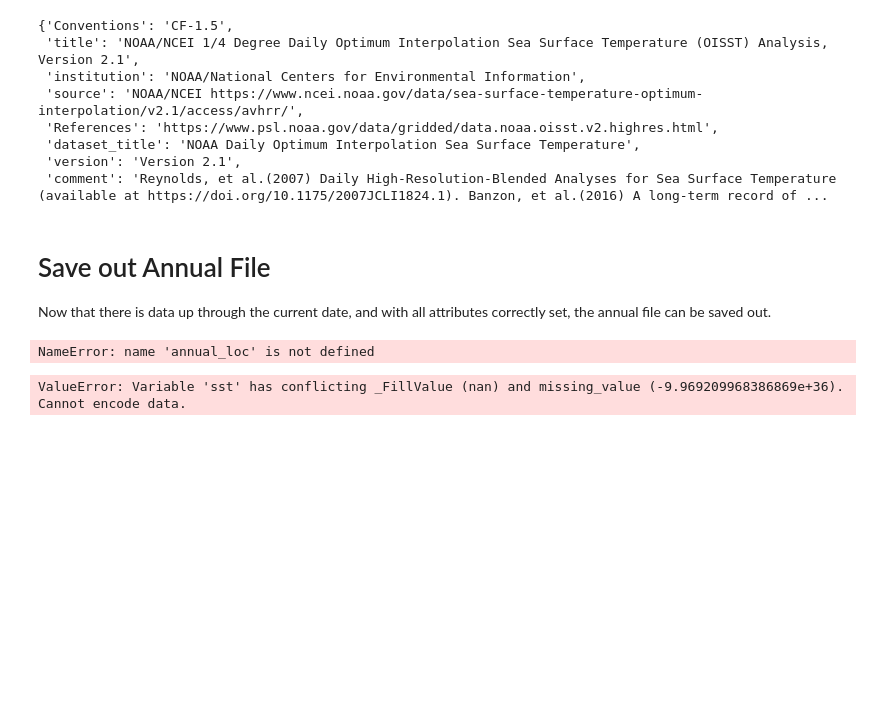
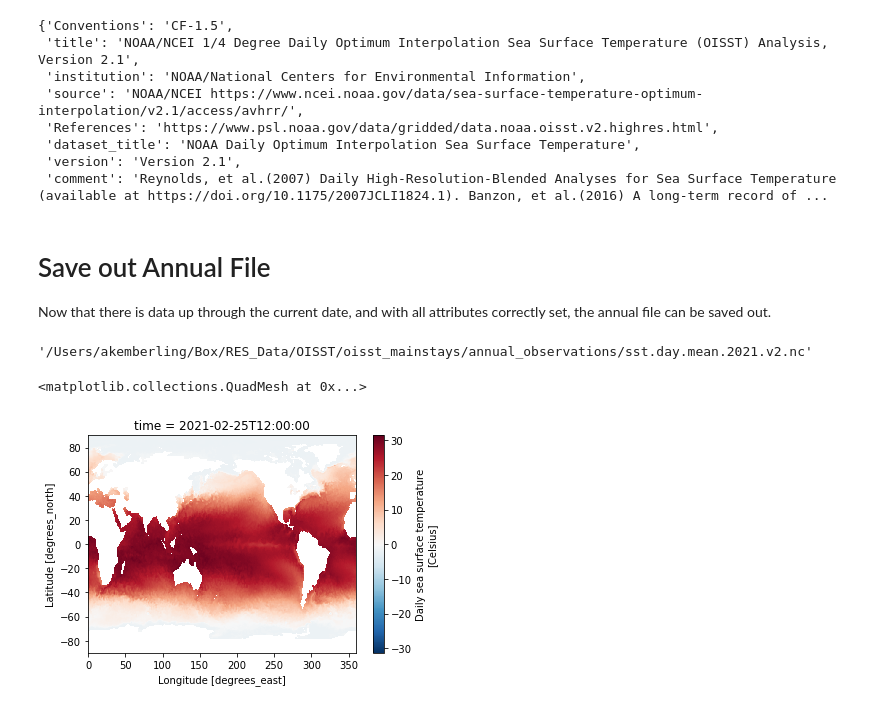
Before and after one commit to gulfofmaine/oisst_mainstays, a Jupyter notebook: notebooks/Update_01_Download_OISST.ipynb, the cells around one changed output. Drawn from its saved outputs; the diff is of its cells as text; code cells hidden in the pictures; blank space fills up the shorter version.

```diff
--- a/notebooks/Update_01_Download_OISST.ipynb
+++ b/notebooks/Update_01_Download_OISST.ipynb
@@ -88,0 +128,7 @@ Once parsed, the next step is to look for the correct html elements to access th
+# %%
+# Find all href anchors in the html text
+anchors2 = soup2.find_all("a")
+for link in anchors2:
+    if link.get("href").endswith("nc"):
+        href = link.get("href")
+        #print(f"Found File: {href}")
@@ -119,4 +208,6 @@ Once we have verified what daily files are available the next step is to downloa
 # %%
+####  Downloading The Current Month
+
 # list to store download paths
 new_downloads = []
 
@@ -137,7 +228,7 @@ for link in anchors:
             exit()
 
         # Open link
-        dl_path = f"{cache_loc}{href}"
+        dl_path = f"{month1_cache}{href}"
         file = open(dl_path, 'wb')
         chunk_size = 17000000
 
@@ -148,5 +239,5 @@ for link in anchors:
         for chunk in req.iter_content(chunk_size):
             file.write(chunk)
         file.close()
-        print(f"Cached Daily NETCDF File: {href}")
+        print(f"Caching Daily NETCDF File: {href}")
 # %% [output]
@@ -331,18 +549,10 @@ Appended File: oisst-avhrr-v02r01.20201231.nc
 # %%
-# Check time index
-#oisst_update.get_index("time")
-
 # Get all dates where the time indexes are not (~) duplicated
 oisst_noreps = oisst_update.sel(time = ~oisst_update.get_index("time").duplicated())
 
-# drop additional coordinates and variables not in the annual file
-update_prepped = oisst_noreps#.drop("zlev")
-update_prepped = update_prepped.drop_vars(["anom", "err", "ice"])
+# Select just sst and drop Zlev coordinate from the Array
+norep_sst      = oisst_noreps["sst"][:, 0, :, :].drop("zlev")
+norep_sst      = xr.Dataset({"sst" : norep_sst})
+update_prepped = norep_sst
 update_prepped
-
-# remove attributes, going to add back later
-update_prepped.attrs = {}
-
-# dropping zlev
-update_prepped.sst.drop("zlev")
 # %% [output]
@@ -371,6 +603,13 @@ Once that is done we just need to format everything and it can be saved out as t
 # %%
 # Load the yearly file we're appending to
-oisst = xr.open_dataset(f"{annual_loc}sst.day.mean.{update_yr}.v2.nc")
+try:
+    oisst = xr.open_dataset(f"{annual_loc}sst.day.mean.{update_yr}.v2.nc")
+except:
+    last_file = int(update_yr)-1
+    oisst = xr.open_dataset(f"{annual_loc}sst.day.mean.{last_file}.v2.nc")
+    oisst = oisst.drop("sst")
+
+# What have we got
 oisst
 # %% [output]
 <xarray.Dataset>
@@ -447,16 +745,21 @@ Now that there is data up through the current date, and with all attributes corr
 # Build out destination folder:
 out_folder = annual_loc
 naming_structure = f"sst.day.mean.{update_yr}.v2.nc"
-out_path = f"TESTING{out_folder}{naming_structure}"
+out_path = f"{out_folder}{naming_structure}"
 out_path
 # %% [output]
-NameError: name 'annual_loc' is not defined
+'/Users/akemberling/Box/RES_Data/OISST/oisst_mainstays/annual_observations/sst.day.mean.2021.v2.nc'
 # %%
 # close oisst and oisst_prepped
 oisst.close()
 oisst_prepped.close()
+# %%
+# # Check with a plot
+oisst_updated.isel(time = -1).sst.plot()
+# %% [output]
+<matplotlib.collections.QuadMesh at 0x...>
+[figure, added]
 # %%
 # Export the finished file
-#oisst_updated.to_netcdf(path = out_path)
+oisst_updated.to_netcdf(path = out_path)
+print(f"Saving / Overwriting File:    {out_path}")
-# %% [output]
-ValueError: Variable 'sst' has conflicting _FillValue (nan) and missing_value (-9.969209968386869e+36). Cannot encode data.
```
Also changed, not shown: parts of 38 cells of this notebook, 4 other files.
